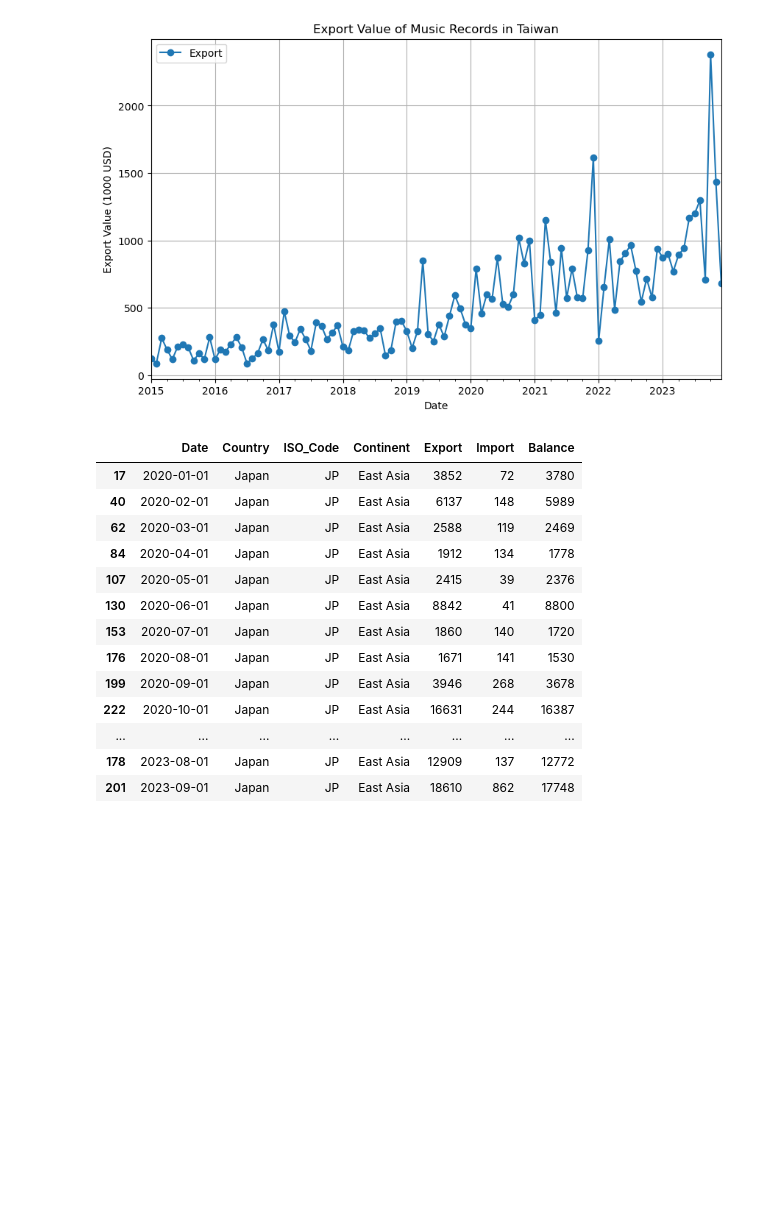
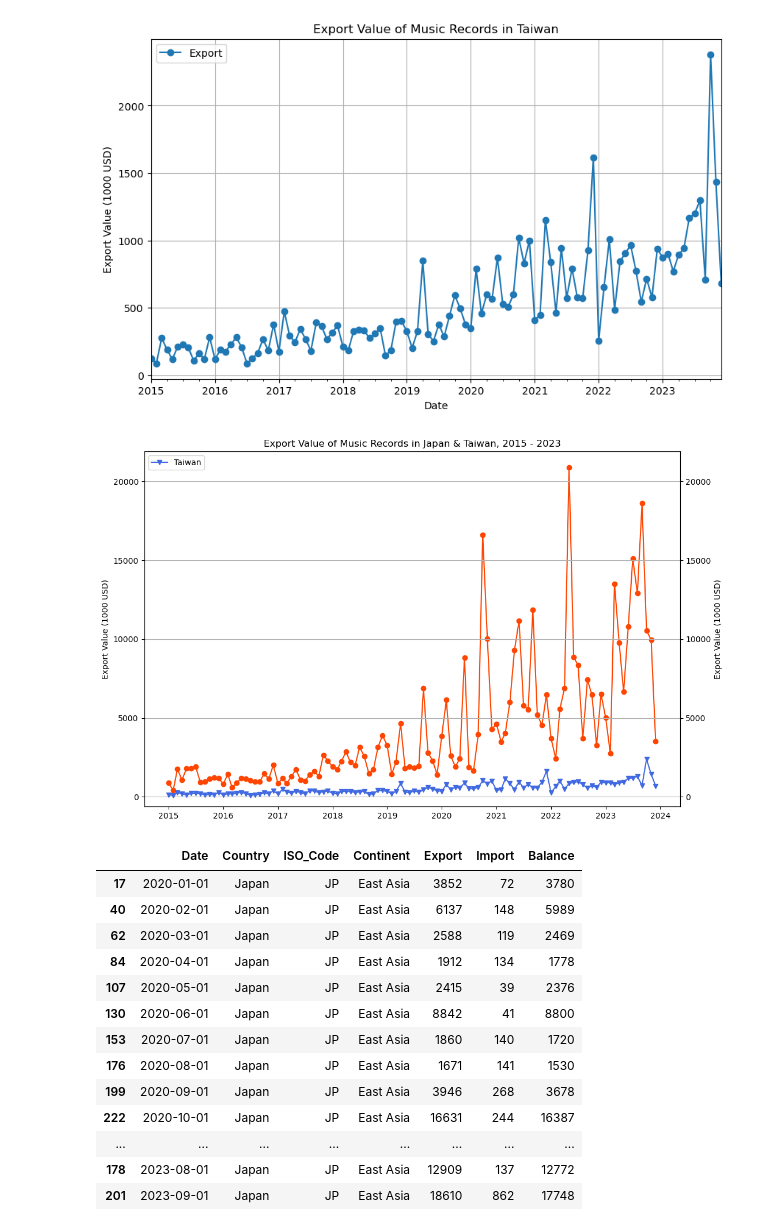
Before and after one commit to sciberbee/kpopradar_dlab_2024S, a Jupyter notebook: album_preprocessing.ipynb, the cells around one changed output. Drawn from its saved outputs; the diff is of its cells as text; code cells hidden in the pictures; blank space fills up the shorter version.

```diff
--- a/album_preprocessing.ipynb
+++ b/album_preprocessing.ipynb
@@ -284,6 +284,32 @@ plt.grid(True)
 plt.show()
 # %% [output]
 [figure]
+# %%
+df_reconstructed = pd.read_csv("../album_data_23/album_export_23countries.csv")
+df_reconstructed['date'] = pd.to_datetime(df_reconstructed['date'], format='%Y-%m-%d')
+
+df_japan = df_reconstructed[df_reconstructed['country'] == 'Japan']
+fig, ax1 = plt.subplots(figsize=(12, 8))
+
+ax1.plot(df_japan['date'], df_japan['export'], color='orangered', marker='o')
+plt.ylabel('Export Value (1000 USD)')
+#plt.grid(True)
+
+ax2 = ax1.twinx()
+
+df_taiwan = df_reconstructed[df_reconstructed['country'] == 'Taiwan']
+ax2.plot(df_taiwan['date'], df_taiwan['export'], color='royalblue', marker='v')
+#set ax2 ylim same as ax1
+ax2.set_ylim(ax1.get_ylim())
+plt.title('Export Value of Music Records in Japan & Taiwan, 2015 - 2023')
+plt.xlabel('Date')
+# x label by year
+plt.ylabel('Export Value (1000 USD)')
+plt.grid(True)
+plt.legend(['Taiwan', 'Japan'], loc='upper left')
+plt.show()
+# %% [output]
+[figure, added]
 # %%
 df_japan[(df_japan['Date'].dt.year >= 2020) & (df_japan['Date'].dt.year <= 2023)]
 # %% [output]
```
Also changed, not shown: 2 other files.
